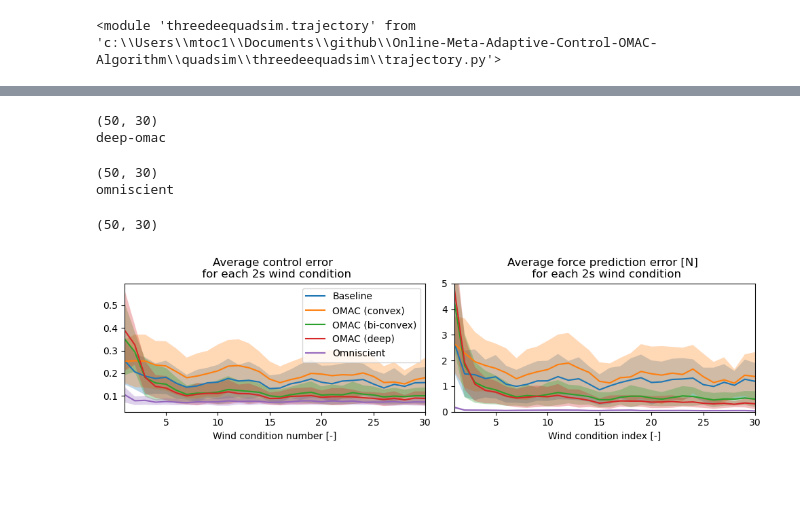
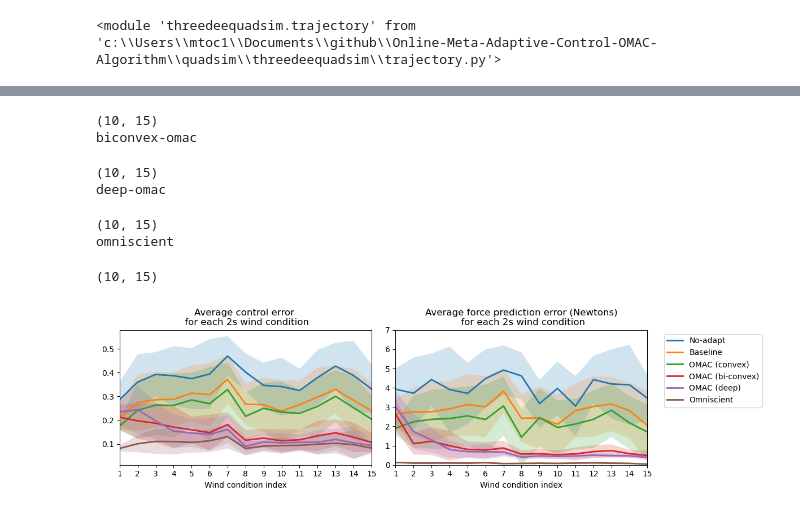
Before and after one commit to GuanyaShi/Online-Meta-Adaptive-Control, a Jupyter notebook: quadsim/experiments_stats.ipynb, the cells around one changed output, grey strips where cells are left out. Cells and saved outputs as stored; diff of their text form; code cells hidden in the pictures; blank space fills up the shorter version.

```diff
--- a/quadsim/experiments_stats.ipynb
+++ b/quadsim/experiments_stats.ipynb
@@ -48,18 +51,16 @@ feature_freq = 0.5
 # %%
 q_kwargs = {
-    'Vwind' : np.array((5.0, 0, 0)),            # mean wind speed
+    'Vwind' : np.array((0.0, 0, 0)),            # mean wind speed
     'wind_model': 'iid-uniform',                # {'iid', 'random-walk'}
-    # 'Vwind_cov' : 7.5,                        # how quickly the wind changes
-    # 'wind_constraint' : 'hard',               # 'hard' wind constraint limits wind speed to be within Vwind_gust of the mean speed
     'Vwind_gust' : np.array((5.0, 0., 2.5)),    # for hard wind constrant, wind speed is in the range Vwind +/- Vwind_gust
     'wind_update_period' : 2.0,                 # seconds between wind speed changes
-    't_stop' : 60.,
+    't_stop' : 30.,
 }
 # %%
 CTRLS = [
-    controller.Baseline(),
-    controller.MetaAdaptBaseline(eta_a_base=eta_a, dim_a=dim_a, feature_freq=feature_freq),
-    controller.MetaAdaptConvex(eta_a_base=eta_a, eta_A_base=eta_A_convex, dim_a=dim_a, dim_A=dim_A, feature_freq=feature_freq),
+    controller.Baseline(integral_control=False),
+    controller.MetaAdaptBaseline(eta_a_base=eta_a, dim_a=dim_a, dim_A=dim_A, feature_freq=feature_freq, A_type='random'),
+    controller.MetaAdaptConvex(eta_a_base=eta_a, eta_A_base=eta_A_convex, eta_A_threshold=eta_A_threshold_convex, dim_a=dim_a, dim_A=dim_A, feature_freq=feature_freq),
     controller.MetaAdaptBiconvex(eta_a_base=eta_a, eta_A_base=eta_A_biconvex, dim_a=dim_a, dim_A=dim_A, feature_freq=feature_freq),
     controller.MetaAdaptDeep(eta_a_base=eta_a, eta_A_base=eta_A_deep, dim_a=dim_a, layer_sizes=layer_sizes),
     controller.Omniscient()
@@ -79,0 +73,3 @@ elif test_name == 'fig-8':
+# %%
+if CTRLS[j]._name == 'pid':
+    CTRLS[j].name_long = 'No-adapt'
@@ -80,7 +82,7 @@ elif test_name == 'fig-8':
 # %%
 Data = []
-num_trials = 50
-starter_seed = 115
+num_trials = 10
+starter_seed = 116
 np.random.seed(starter_seed)
 seeds = np.random.randint(np.iinfo(np.uint).max, size=(num_trials,), dtype=np.uint)
 print(seeds)
@@ -406,15 +225,10 @@ omniscient
 # %%
-plt.figure(figsize=(10,3))
+plt.figure(figsize=(12,3.5))
 
-for j, data in enumerate(Data):
+for j in range(6): #(1,2,3,4,5,0):
+    data = Data[j]
     print( CTRLS[j]._name)
-    if CTRLS[j]._name == 'pid':
-        stats['p_stats'].append(0.)
-        stats['v_stats'].append(0.)
-        stats['f_stats'].append(0.)
-        continue
 
-    # f_tracker = utils.StatisticsTracker()
     paves = [] # (k, m): k trial number, m is condition index
     faves = [] # (k, m): k trial number, m is condition index
     for k, d in enumerate(data): # data has 50 datasets
@@ -425,8 +239,11 @@ for j, data in enumerate(Data):
         fsum = 0.
         count = 0
         for i, t in enumerate(d['t']): # loop over one dataset
-            psum += np.linalg.norm(d['X'][i, [0, 1, 2, 7, 8, 9]]) # assume pd is 0
-            fsum += np.linalg.norm(d['f_hat'][i,0,:] - d['Fs'][i,:])
+            psum += np.linalg.norm(d['X'][i, [0, 1, 2, 7, 8, 9]]) # assume desired position is 0
+            if CTRLS[j]._name == 'pid':
+                fsum += np.linalg.norm(d['Fs'][i,:])
+            else:
+                fsum += np.linalg.norm(d['f_hat'][i,0,:] - d['Fs'][i,:])
             count += 1
             if (d['meta_adapt_trigger'][i] and i > 10) or i == len(d['t']) - 1:
                 pave = psum / count
@@ -446,26 +263,29 @@ for j, data in enumerate(Data):
     f_mean = np.mean(faves, axis=0)
     f_std = np.std(faves, axis=0)
 
-    # stats['p_stats'].append(np.array(paves) / len(data))
-    # # stats['f_stats'].append(f)
-
+    # Plot the mean position tracking error for each wind condition
     plt.subplot(1,2,1)
-    plt.plot(np.arange(30)+1, p_mean, label = CTRLS[j].name_long)
-    plt.fill_between(np.arange(30)+1, p_mean - p_std, p_mean + p_std, alpha = 0.3)
+    plt.plot(np.arange(15)+1, p_mean, lw=2, label = CTRLS[j].name_long)
+    plt.fill_between(np.arange(15)+1, p_mean - p_std, p_mean + p_std, alpha = 0.2)
     plt.margins(x=0)
-    plt.xlabel('Wind condition number [-]')
+    plt.xlabel('Wind condition index')
     # plt.ylabel('ACE')
     plt.title('Average control error \n for each 2s wind condition')
-    plt.legend()
+    plt.xticks(np.arange(1,16))
 
+    # Plot the mean force prediction error for each wind condition
     plt.subplot(1,2,2)
-    plt.plot(np.arange(30)+1, f_mean, label = CTRLS[j].name_long)
-    plt.fill_between(np.arange(30)+1, f_mean - f_std, f_mean + f_std, alpha = 0.3)
+    plt.plot(np.arange(15)+1, f_mean, lw=2, label = CTRLS[j].name_long)
+    plt.fill_between(np.arange(15)+1, f_mean - f_std, f_mean + f_std, alpha = 0.2)
     plt.margins(x=0)
-    plt.xlabel('Wind condition index [-]')
-    plt.title('Average force prediction error [N] \n for each 2s wind condition')
-    # plt.ylabel('Force prediction error [N]')
-    plt.ylim((0,5))
+    plt.xlabel('Wind condition index')
+    plt.title('Average force prediction error (Newtons)\n for each 2s wind condition')
+    plt.ylim((0,7))
     plt.tight_layout()
+    plt.gca().legend(bbox_to_anchor=(1.05, 1.))
+
+    plt.xticks(np.arange(1,16))
+
+savefig('performance-stats-combined')
 # %% [output]
 pid
@@ -477,7 +296,9 @@ biconvex-omac
-(50, 30)
-deep-omac
+(10, 15)
+biconvex-omac
-(50, 30)
-omniscient
+(10, 15)
+deep-omac
-(50, 30)
+(10, 15)
+omniscient
+(10, 15)
-[figure, old version]
+[figure, new version]
 # %%
```
Also changed, not shown: parts of 21 cells of this notebook, 10 other files.
